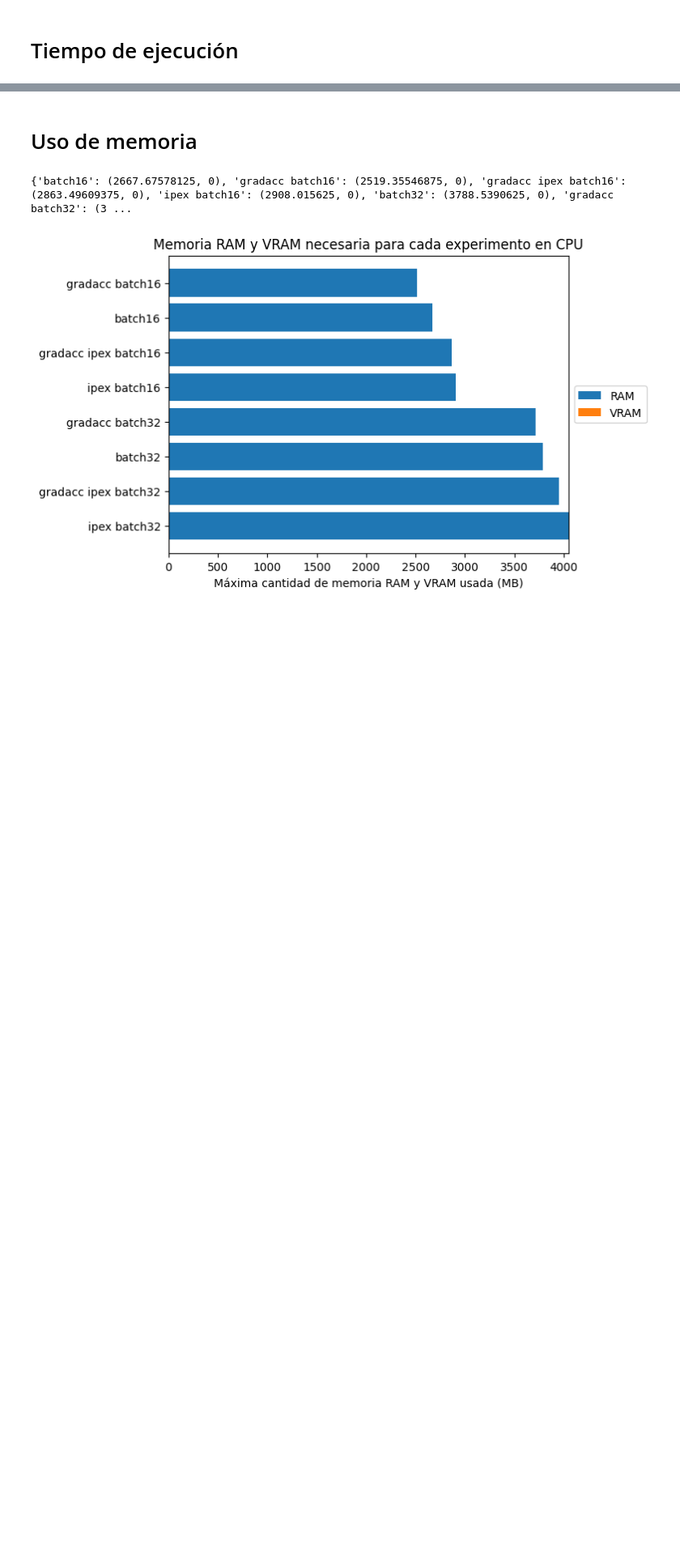
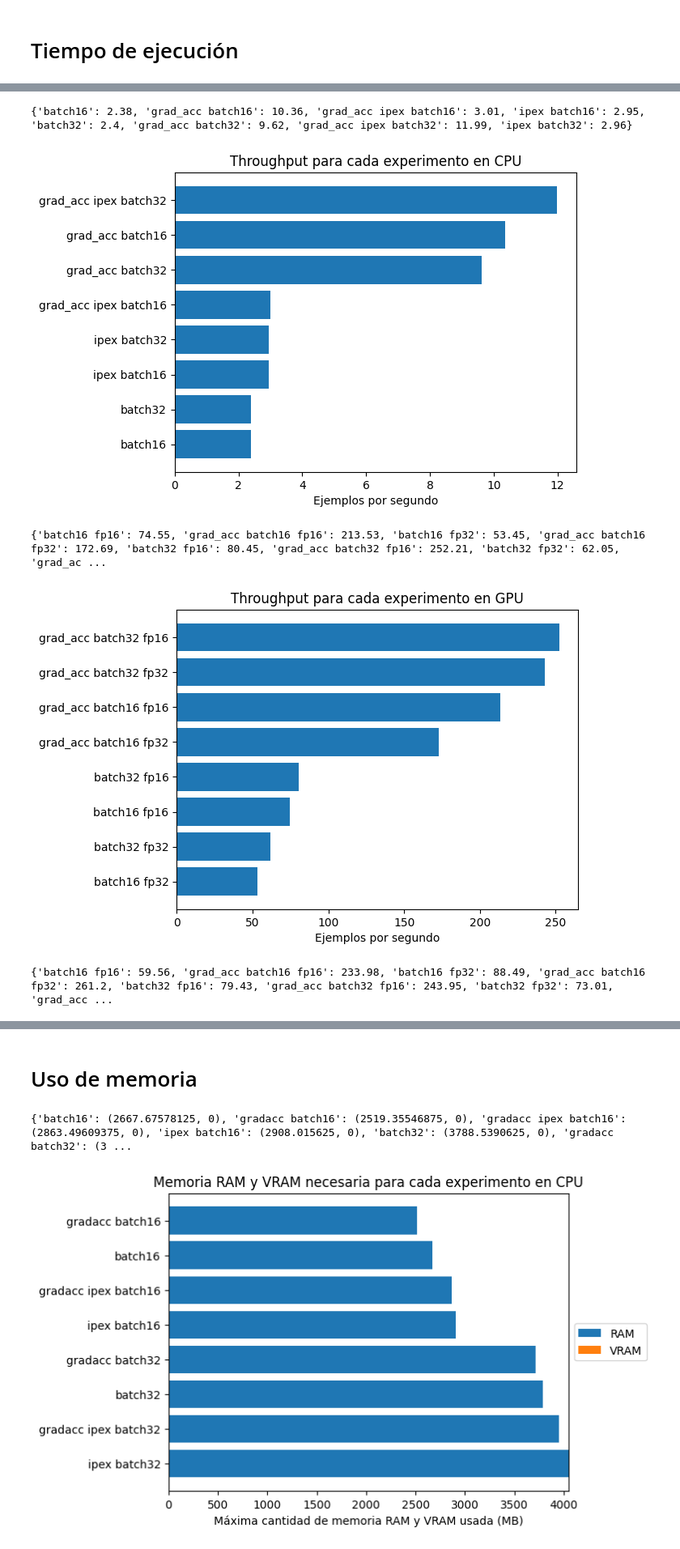
Before and after one commit to davidferex/Practica1-IDL, a Jupyter notebook: Distilbert/graficas/graficas.ipynb, the cells around one changed output, grey strips where cells are left out. Shown at 81% size. Saved outputs shown, nothing was run; the diff lists cells and outputs as text; code cells hidden in the pictures; blank space fills up the shorter version.

```diff
--- a/Distilbert/graficas/graficas.ipynb
+++ b/Distilbert/graficas/graficas.ipynb
@@ -99,0 +174,34 @@ for iter_tuple in [("CPU",dict_cpu), ("GPU",dict_gpu), ("multi-GPU",dict_mgpu)]:
+# %%
+import matplotlib.pyplot as plt
+import numpy as np
+
+for iter_tuple in [("CPU",dict_cpu_throughput), ("GPU",dict_gpu_throughput), ("multi-GPU",dict_mgpu_throughput)]:
+
+    my_name = iter_tuple[0]
+    my_dict = iter_tuple[1]
+
+    fig, ax = plt.subplots()
+
+    y_pos = np.arange(len(my_dict))
+
+    print(my_dict)
+
+    ordered_names = list(my_dict.keys())
+    ordered_values  =list(my_dict.values())
+
+    ordered_names = sorted(ordered_names,key=my_dict.get, reverse=True)
+    ordered_values = sorted(ordered_values, reverse=True)
+
+    ax.barh(y_pos, ordered_values, align="center")
+    ax.set_yticks(y_pos, labels=ordered_names)
+    ax.invert_yaxis()
+    ax.set_xlabel("Ejemplos por segundo")
+    ax.set_title(f"Throughput para cada experimento en {my_name}")
+
+    plt.show()
+# %% [output]
+{'batch16': 2.38, 'grad_acc batch16': 10.36, 'grad_acc ipex batch16': 3.01, 'ipex batch16': 2.95, 'batch32': 2.4, 'grad_acc batch32': 9.62, 'grad_acc ipex batch32': 11.99, 'ipex batch32': 2.96}
+[figure, added]
+{'batch16 fp16': 74.55, 'grad_acc batch16 fp16': 213.53, 'batch16 fp32': 53.45, 'grad_acc batch16 fp32': 172.69, 'batch32 fp16': 80.45, 'grad_acc batch32 fp16': 252.21, 'batch32 fp32': 62.05, 'grad_ac ...
+[figure, added]
+{'batch16 fp16': 59.56, 'grad_acc batch16 fp16': 233.98, 'batch16 fp32': 88.49, 'grad_acc batch16 fp32': 261.2, 'batch32 fp16': 79.43, 'grad_acc batch32 fp16': 243.95, 'batch32 fp32': 73.01, 'grad_acc ...
```
Also changed, not shown: parts of 5 cells of this notebook, 1 other file.
